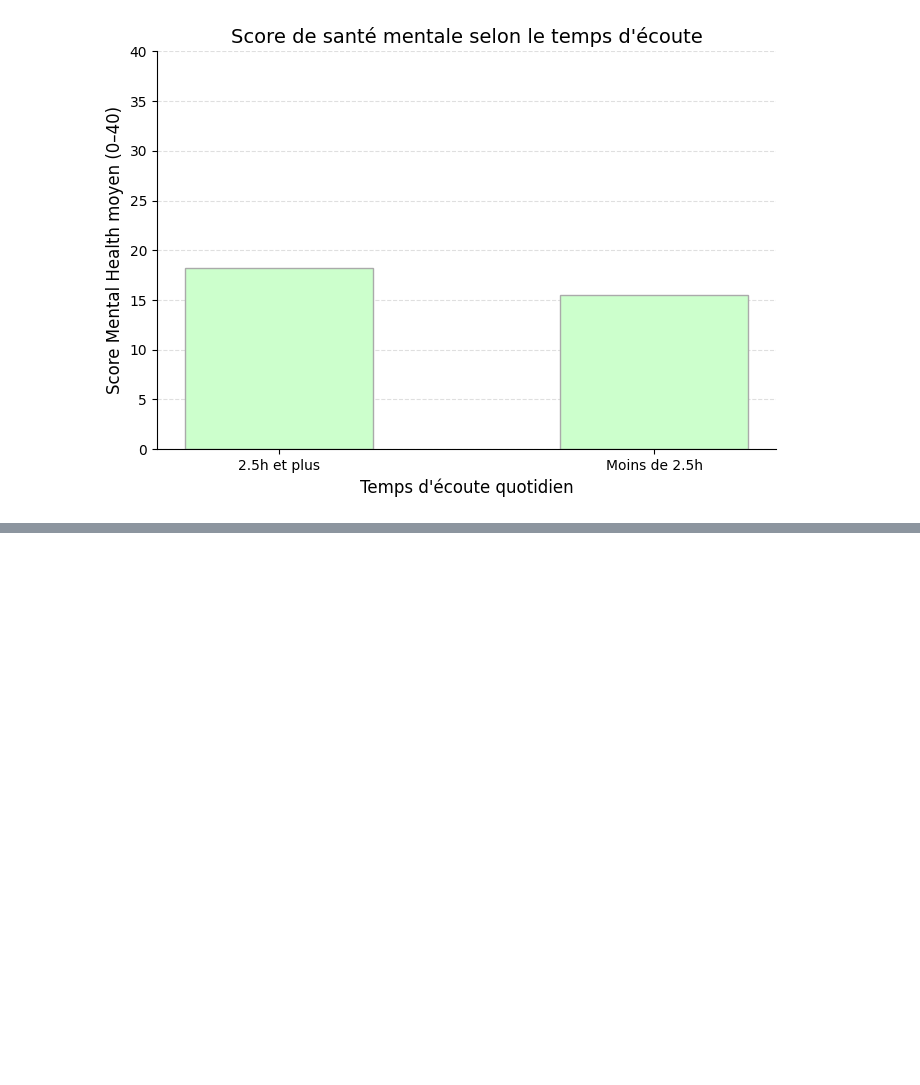
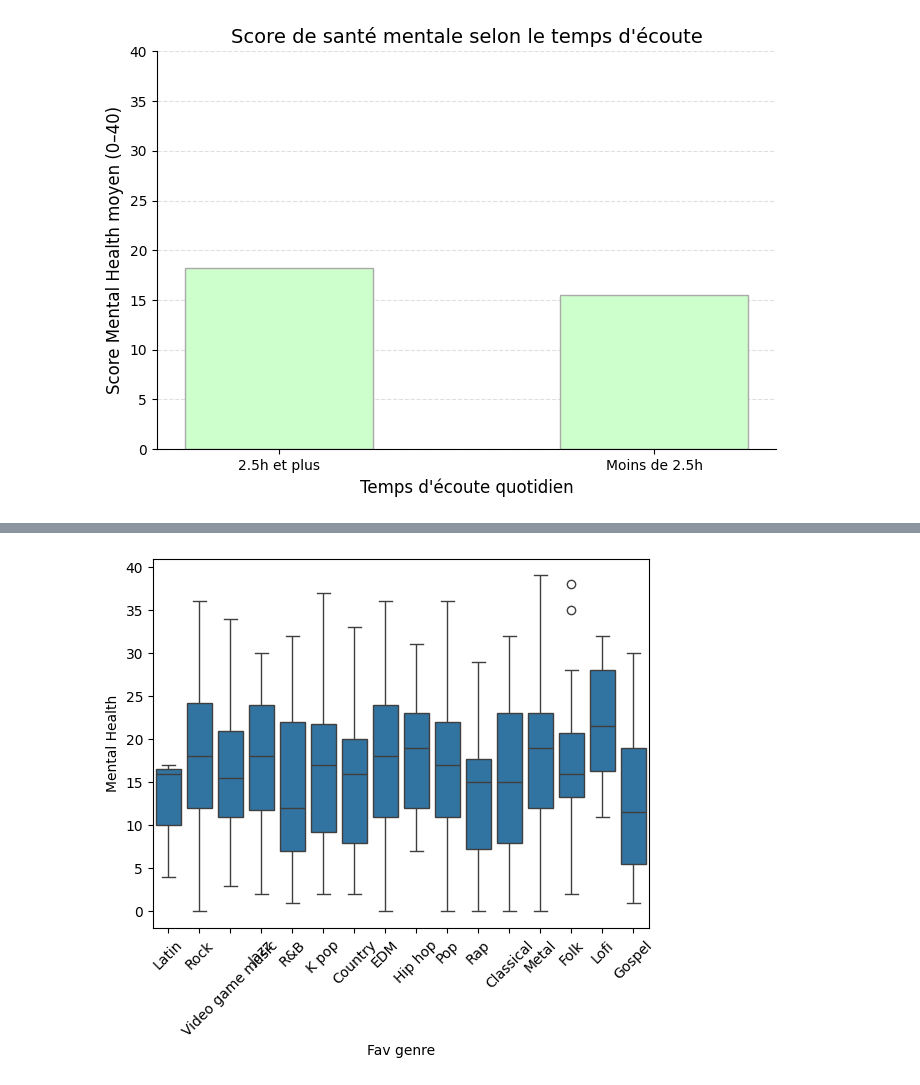
Before and after one commit to lrondal/I-am-hungry, a Jupyter notebook: project_dataVis_Letort_Rondal.ipynb, the cells around one changed output, grey strips where cells are left out. Saved outputs shown, nothing was run; the diff lists cells and outputs as text; code cells hidden in the pictures; blank space fills up the shorter version.

```diff
--- a/project_dataVis_Letort_Rondal.ipynb
+++ b/project_dataVis_Letort_Rondal.ipynb
@@ -322,0 +367,10 @@ plt.show()
+# %%
+sns.boxplot(
+    x="Fav genre",
+    y="Mental Health",
+    data=df
+)
+plt.xticks(rotation=45)
+plt.show()
+# %% [output]
+[figure, added]
```
Also changed, not shown: parts of 18 cells of this notebook.
